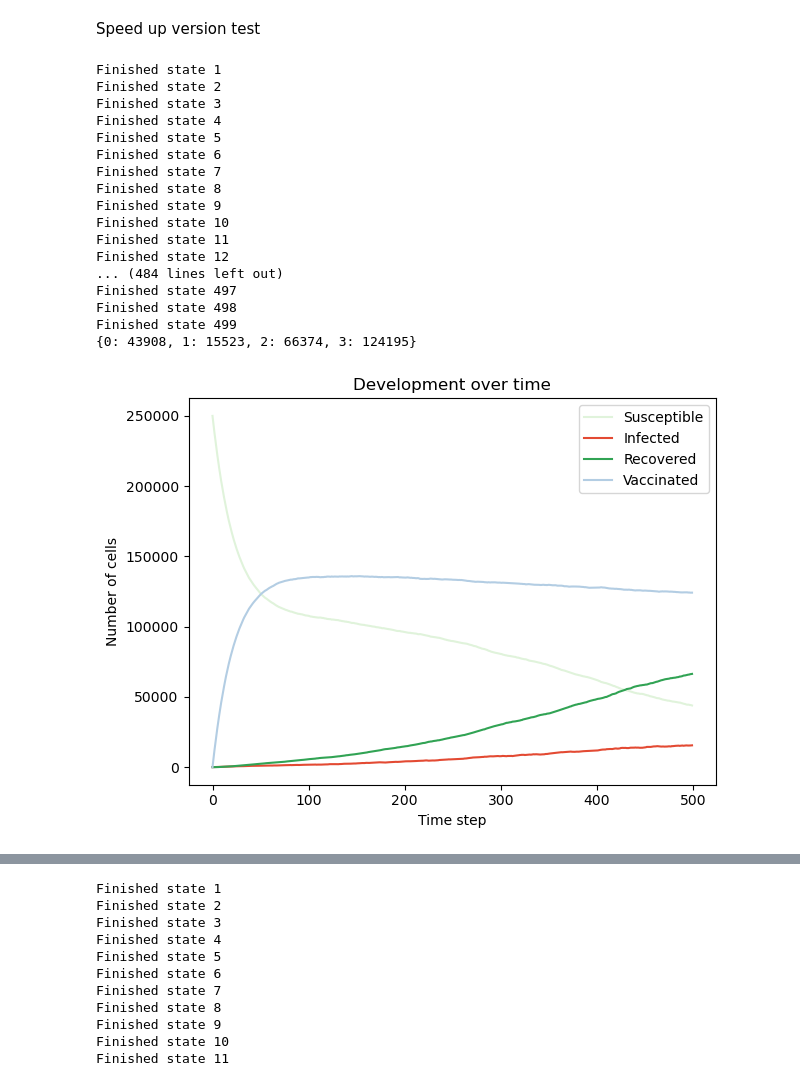
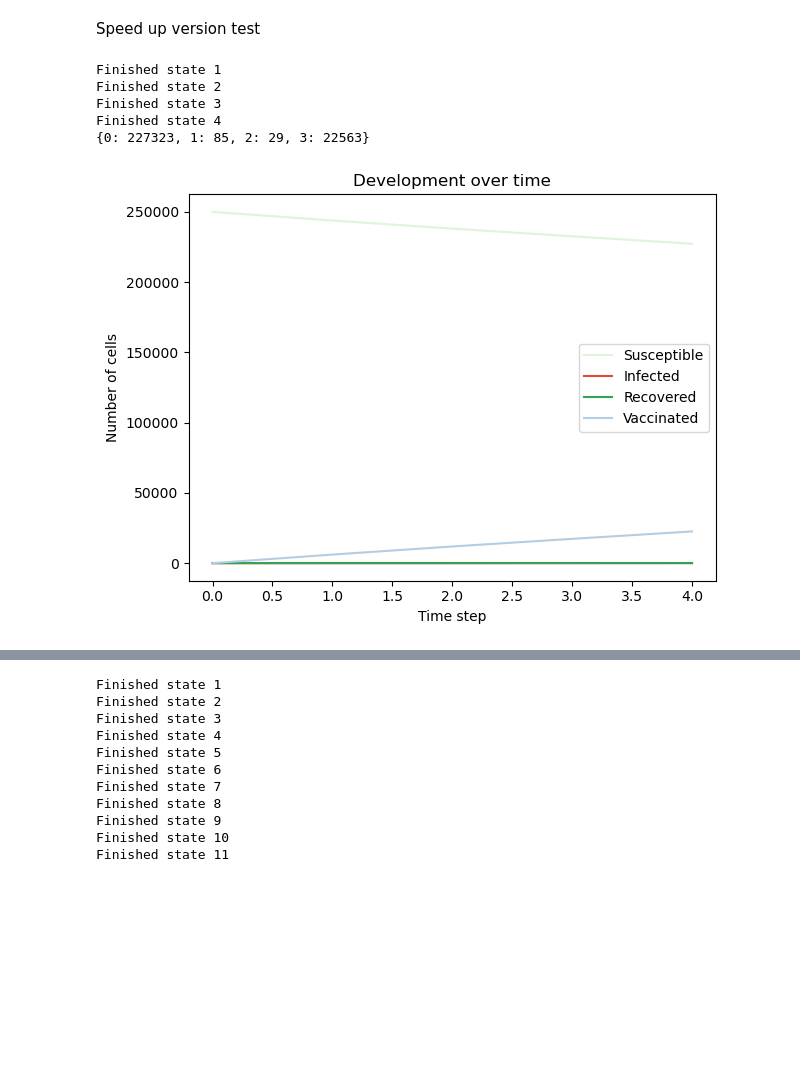
Before and after one commit to bjarturingvason/Stochastic, a Jupyter notebook: Project 2/SIR_simulation.ipynb, the cells around one changed output, grey strips where cells are left out. Drawn from its saved outputs; the diff is of its cells as text; code cells hidden in the pictures; blank space fills up the shorter version.

```diff
--- a/Project 2/SIR_simulation.ipynb
+++ b/Project 2/SIR_simulation.ipynb
@@ -305,7 +305,7 @@ grid0 = np.zeros((rows, cols), dtype=int)
 grid0[rows//2:rows//2 + 10, cols//2] = 1  # single seed infection
 
 sim = simulate_sirvb_lattice(
-    grid0, steps=500,
+    grid0, steps=5,
     beta_s=0.5, beta_v=0.005, beta_r=0.05, gamma=0.25,
     v_rate=0.025, b_rate=0.02
 )
@@ -314,47 +314,35 @@ sim = simulate_sirvb_lattice(
 uniq, counts = np.unique(sim[-1], return_counts=True)
 print(dict(zip(uniq, counts)))
 
 S_count = (sim == 0).sum(axis=(1,2))
 I_count = (sim == 1).sum(axis=(1,2))
 R_count = (sim == 2).sum(axis=(1,2))
 V_count = (sim == 3).sum(axis=(1,2))
 
 
 # ------------- plot time series -----------------------
 plt.figure()
 plt.plot(S_count, label="Susceptible", color = "#e0f3db")
 plt.plot(I_count, label="Infected", color ='#e34a33')
 plt.plot(R_count, label="Recovered", color = '#31a354')
 plt.plot(V_count, label="Vaccinated", color = '#b3cde3')
 
 plt.xlabel("Time step")
 plt.ylabel("Number of cells")
 plt.title("Development over time")
 plt.legend()
 plt.tight_layout()
 plt.show()
 
 ani = animate_lattice(sim, interval=80)
 ani.save("sirvb_sim.gif", writer='pillow', fps=10)
 # %% [output]
 Finished state 1
 Finished state 2
 Finished state 3
 Finished state 4
-Finished state 5
-Finished state 6
-Finished state 7
-Finished state 8
-Finished state 9
-Finished state 10
-Finished state 11
-Finished state 12
-... (484 lines left out)
-Finished state 497
-Finished state 498
-Finished state 499
-{0: 43908, 1: 15523, 2: 66374, 3: 124195}
+{0: 227323, 1: 85, 2: 29, 3: 22563}
-[figure, old version]
+[figure, new version]
 [figure]
 # %%
 trajectories = []
```
Also changed, not shown: parts of 6 cells of this notebook, 4 other files.
